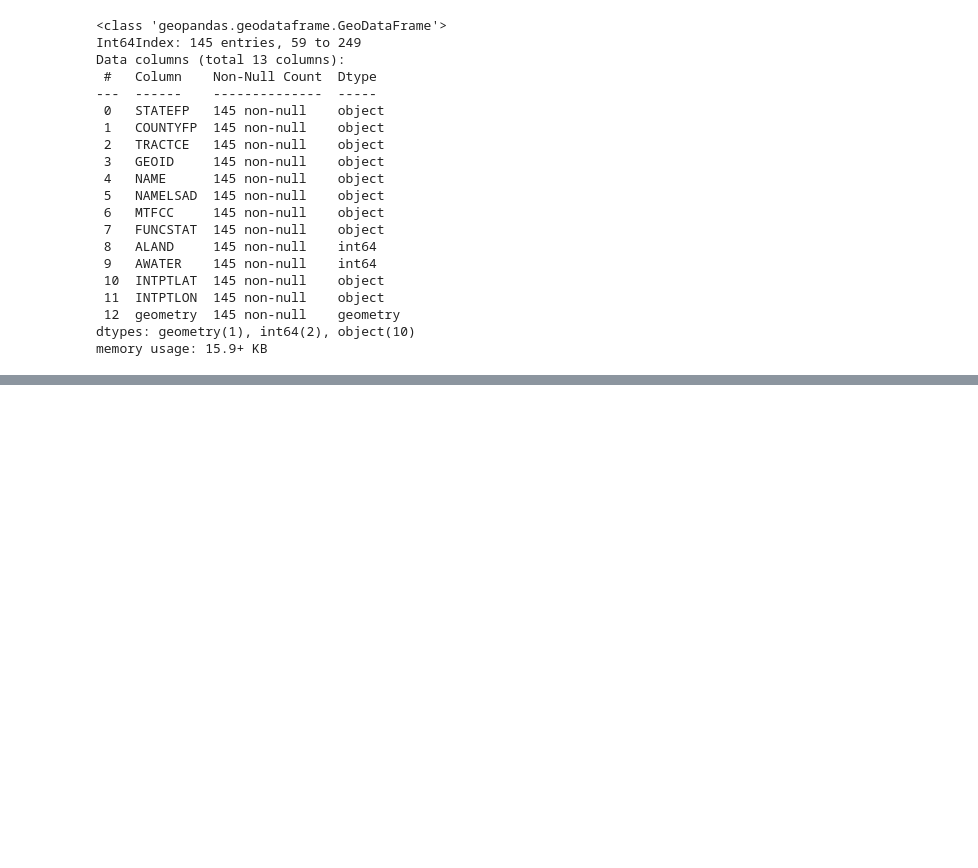
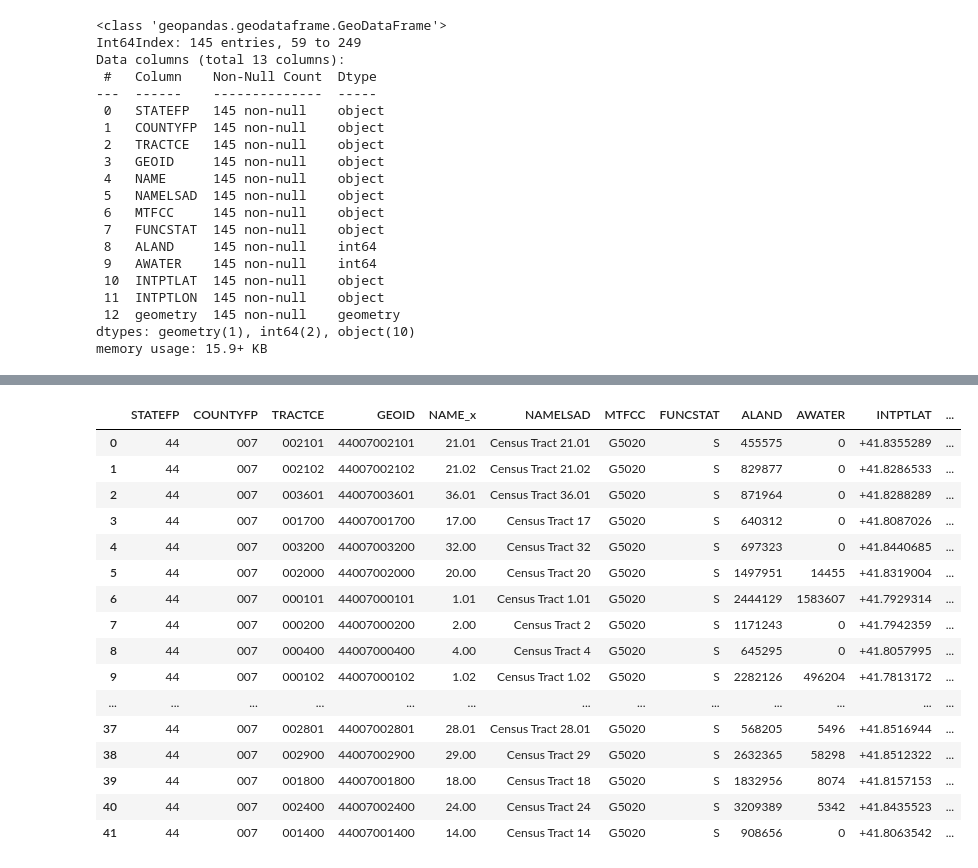
Before and after one commit to maminian/pvd-vendors, a Jupyter notebook: Untitled.ipynb, the cells around one changed output, grey strips where cells are left out. Cells and saved outputs as stored; diff of their text form; code cells hidden in the pictures; blank space fills up the shorter version.

```diff
--- a/Untitled.ipynb
+++ b/Untitled.ipynb
@@ -189,0 +199,22 @@ inc
+# %%
+pvd_income = pvd.merge(income, how = 'left', on = 'GEOID')
+# %%
+pvd_income
+# %% [output]
+|  | STATEFP | COUNTYFP | TRACTCE | GEOID | NAME_x | NAMELSAD | MTFCC | FUNCSTAT | ALAND | AWATER | INTPTLAT | ... |
+| 0 | 44 | 007 | 002101 | 44007002101 | 21.01 | Census Tract 21.01 | G5020 | S | 455575 | 0 | +41.8355289 | ... |
+| 1 | 44 | 007 | 002102 | 44007002102 | 21.02 | Census Tract 21.02 | G5020 | S | 829877 | 0 | +41.8286533 | ... |
+| 2 | 44 | 007 | 003601 | 44007003601 | 36.01 | Census Tract 36.01 | G5020 | S | 871964 | 0 | +41.8288289 | ... |
+| 3 | 44 | 007 | 001700 | 44007001700 | 17.00 | Census Tract 17 | G5020 | S | 640312 | 0 | +41.8087026 | ... |
+| 4 | 44 | 007 | 003200 | 44007003200 | 32.00 | Census Tract 32 | G5020 | S | 697323 | 0 | +41.8440685 | ... |
+| 5 | 44 | 007 | 002000 | 44007002000 | 20.00 | Census Tract 20 | G5020 | S | 1497951 | 14455 | +41.8319004 | ... |
+| 6 | 44 | 007 | 000101 | 44007000101 | 1.01 | Census Tract 1.01 | G5020 | S | 2444129 | 1583607 | +41.7929314 | ... |
+| 7 | 44 | 007 | 000200 | 44007000200 | 2.00 | Census Tract 2 | G5020 | S | 1171243 | 0 | +41.7942359 | ... |
+| 8 | 44 | 007 | 000400 | 44007000400 | 4.00 | Census Tract 4 | G5020 | S | 645295 | 0 | +41.8057995 | ... |
+| 9 | 44 | 007 | 000102 | 44007000102 | 1.02 | Census Tract 1.02 | G5020 | S | 2282126 | 496204 | +41.7813172 | ... |
+| ... | ... | ... | ... | ... | ... | ... | ... | ... | ... | ... | ... | ... |
+| 37 | 44 | 007 | 002801 | 44007002801 | 28.01 | Census Tract 28.01 | G5020 | S | 568205 | 5496 | +41.8516944 | ... |
+| 38 | 44 | 007 | 002900 | 44007002900 | 29.00 | Census Tract 29 | G5020 | S | 2632365 | 58298 | +41.8512322 | ... |
+| 39 | 44 | 007 | 001800 | 44007001800 | 18.00 | Census Tract 18 | G5020 | S | 1832956 | 8074 | +41.8157153 | ... |
+| 40 | 44 | 007 | 002400 | 44007002400 | 24.00 | Census Tract 24 | G5020 | S | 3209389 | 5342 | +41.8435523 | ... |
+| 41 | 44 | 007 | 001400 | 44007001400 | 14.00 | Census Tract 14 | G5020 | S | 908656 | 0 | +41.8063542 | ... |
```
Also changed, not shown: parts of 8 cells of this notebook.
